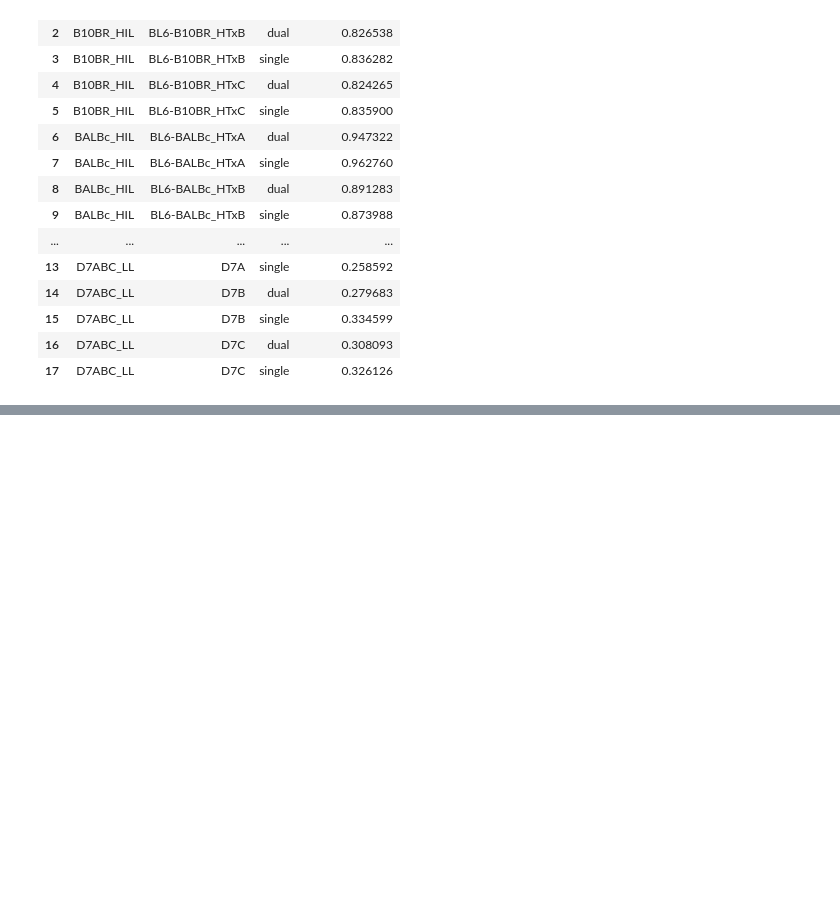
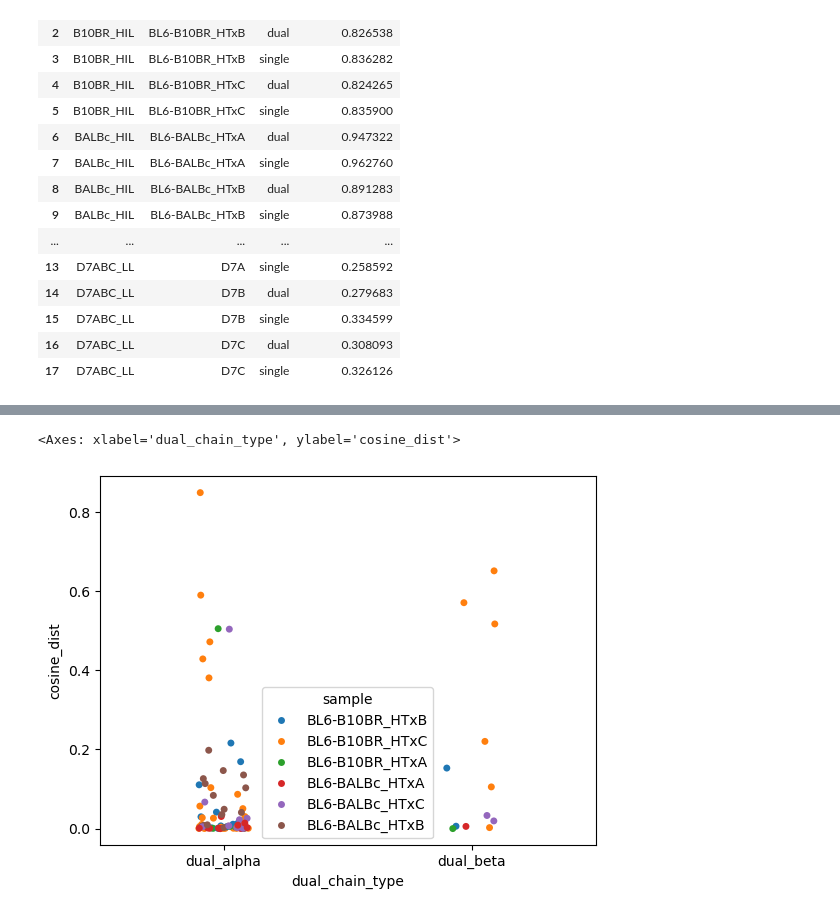
Before and after one commit to kingchalapati/Masters-Project, a Jupyter notebook: COMPARISON_3_FINAL.ipynb, the cells around one changed output, grey strips where cells are left out. Drawn from its saved outputs; the diff is of its cells as text; code cells hidden in the pictures; blank space fills up the shorter version.

```diff
--- a/COMPARISON_3_FINAL.ipynb
+++ b/COMPARISON_3_FINAL.ipynb
@@ -6072,5 +6072,24 @@ configs = {
                             ct_col='TCRClonotype', cell_id_col='Cell_Index', tcr_status_col='TCR_Status',
                             markers=markers_b10br),
 }
+
+configs_no_lls = {
+    'B10BR_across': dict(match_df=match_across_b10br, df_comb=df_b10br_sd_comb_zerodex_removed,
+                        ct_col='TCRClonotype', cell_id_col='Cell_Index', tcr_status_col='TCR_Status',
+                        markers=markers_b10br),
+    'B10BR_within': dict(match_df=match_within_b10br, df_comb=df_b10br_sd_comb_zerodex_removed,
+                            ct_col='TCRClonotype', cell_id_col='Cell_Index', tcr_status_col='TCR_Status',
+                            markers=markers_b10br),
+    'BALBc_across': dict(match_df=match_across_balbc, df_comb=df_balbc_sd_comb_zerodex_removed,
+                            ct_col='TCRClonotype', cell_id_col='Cell_Index', tcr_status_col='TCR_Status',
+                            markers=markers_balbc),
+    'BALBc_within': dict(match_df=match_within_balbc, df_comb=df_balbc_sd_comb_zerodex_removed,
+                            ct_col='TCRClonotype', cell_id_col='Cell_Index', tcr_status_col='TCR_Status',
+                            markers=markers_balbc),
+}
+
 pattern_shifts = dual_single_pattern_shift(configs)
 pattern_shifts.to_csv('Comparison3_Samplewise_Outputs/all_pairs_pattern_shift_and_coherence.csv')
+
+pattern_shifts_no_lls = dual_single_pattern_shift(configs_no_lls)
+pattern_shifts_no_lls.to_csv('Comparison3_Samplewise_Outputs/all_pairs_no_lls_pattern_shift_and_coherence.csv')
@@ -6076,0 +6110,5 @@ pattern_shifts.to_csv('Comparison3_Samplewise_Outputs/all_pairs_pattern_shift_an
+# %%
+sns.stripplot(x='dual_chain_type', y='cosine_dist', data=pattern_shifts_no_lls, hue='sample')
+# %% [output]
+<Axes: xlabel='dual_chain_type', ylabel='cosine_dist'>
+[figure, added]
```
Also changed, not shown: parts of 3 cells of this notebook, 1 other file.
